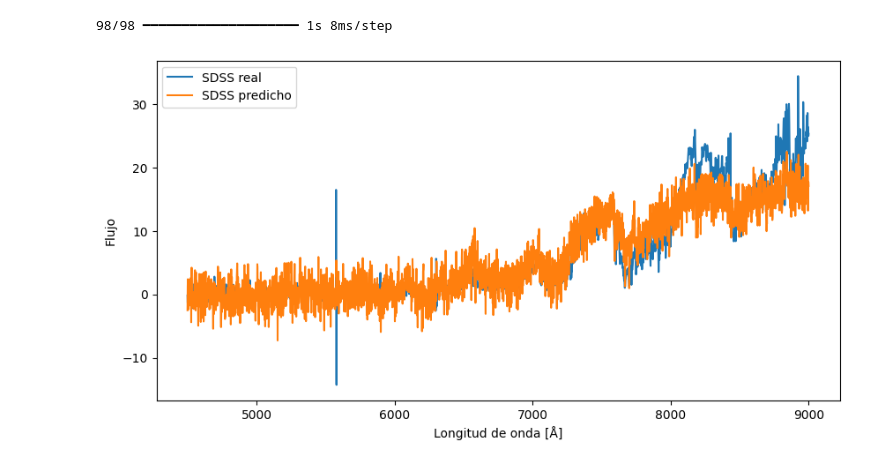
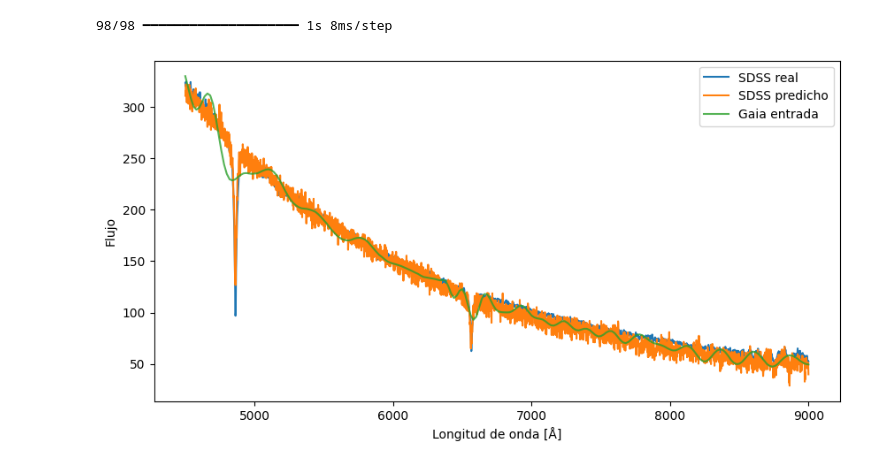
Before and after one commit to javier-cacho-master-ai/trabajo-fin-master, a Jupyter notebook: solution/model-training.ipynb, the cells around one changed output. Drawn from its saved outputs; the diff is of its cells as text; code cells hidden in the pictures.

```diff
--- a/solution/model-training.ipynb
+++ b/solution/model-training.ipynb
@@ -11,7 +11,7 @@ True
 # %%
 import h5py
 
-path = "/Users/carlasequero/Desktop/trabajo-fin-master/solution/data/06_training_data/training.h5"
+path = "/Users/carlasequero/Desktop/trabajo-fin-master/solution/data/06_training_data/training_01.h5"
 
 with h5py.File(path, "r") as f:
     print(list(f.keys()))
@@ -63,16 +63,3 @@ print(y.shape)
 # %% [output]
 (15598, 226)
 (15598, 2999)
-# %%
-# Comprobamos que no haya NA o infinitos
-valid = (
-    np.isfinite(X).all(axis=1)
-    & np.isfinite(y).all(axis=1)
-)
-
-X = X[valid]
-X_err = X_err[valid]
-y = y[valid]
-
-print(X.shape)
-print(y.shape)
@@ -205,14 +188,18 @@ y_test_recalculated = y_test_norm * y_std + y_mean
 # %%
 import matplotlib.pyplot as plt
 
-i = 0
+i = 14
+
+gaia_wavelength_ams = gaia_wavelength * 10
+gaia_in_sdss_units = X_test[i] / 1e-19
 
 plt.figure(figsize=(10, 5))
-plt.plot(sdss_wavelength, y_test_recalculated[i], label="SDSS real")
+plt.plot(sdss_wavelength, y_test[i], label="SDSS real")
 plt.plot(sdss_wavelength, y_pred[i], label="SDSS predicho")
+plt.plot(gaia_wavelength_ams, gaia_in_sdss_units, label="Gaia entrada", alpha=0.8)
 plt.xlabel("Longitud de onda [Å]")
 plt.ylabel("Flujo")
 plt.legend()
 plt.show()
 # %% [output]
-[figure, old version]
+[figure, new version]
```
Also changed, not shown: parts of 11 cells of this notebook.
